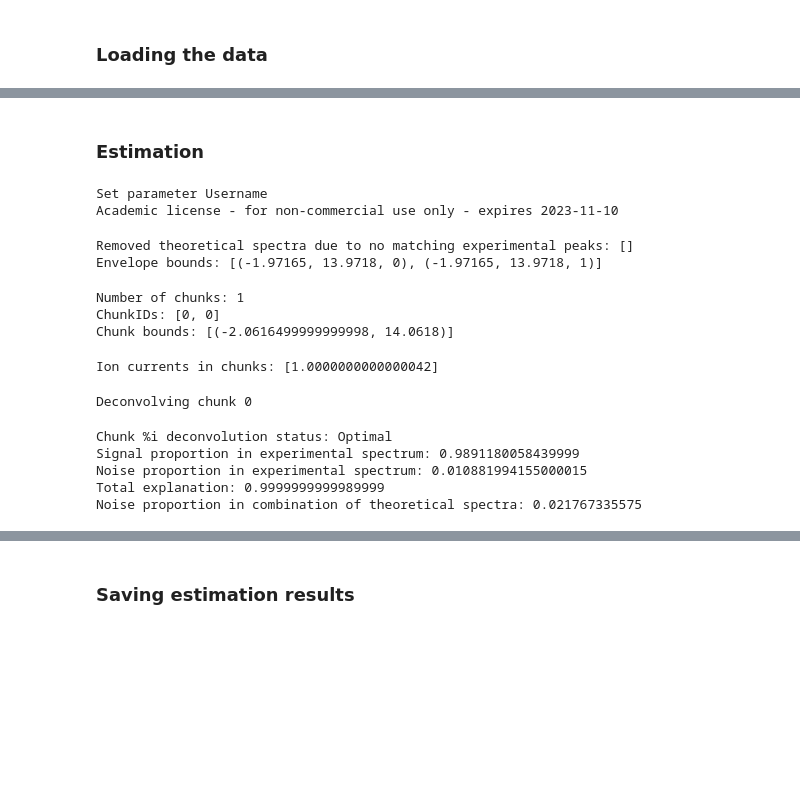
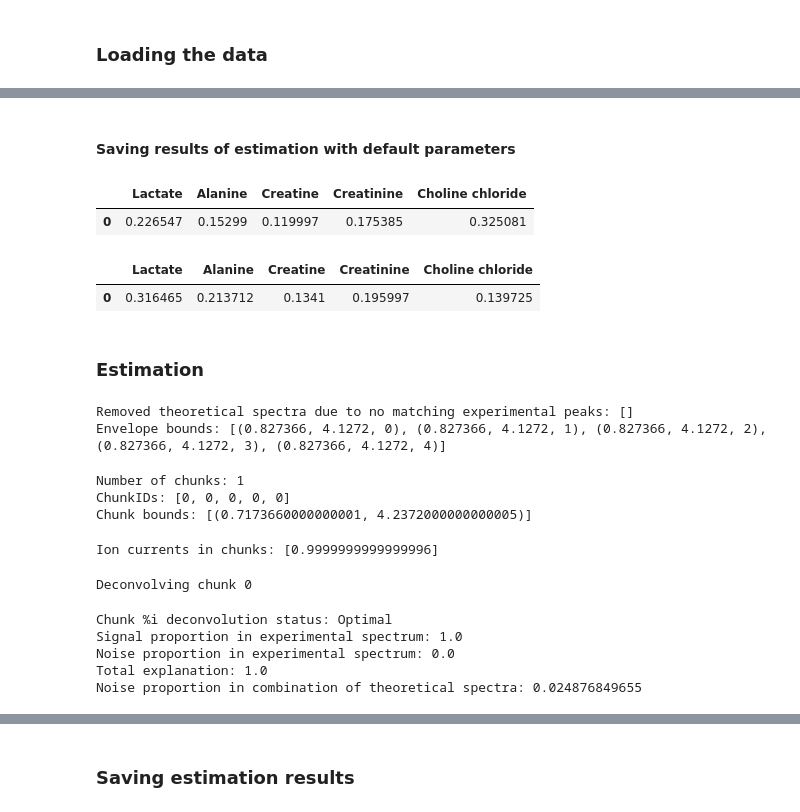
Before and after one commit to BDomzal/magnetstein_data, a Jupyter notebook: estimation.ipynb, the cells around one changed output, grey strips where cells are left out. Saved outputs shown, nothing was run; the diff lists cells and outputs as text; code cells hidden in the pictures; blank space fills up the shorter version.

```diff
--- a/estimation.ipynb
+++ b/estimation.ipynb
@@ -190,0 +123,11 @@ for i, name in enumerate(names):
+# %%
+default_MTD = 0.25
+default_MTD_th = 0.22
+# %%
+start_vis = time.time()
+estimation_vis = estimate_proportions(mix, spectra,
+                                        MTD=default_MTD,
+                                        MTD_th=default_MTD_th,
+                                        verbose=True, solver=pulp.GUROBI(msg=False),
+                                        what_to_compare='area')
+stop_vis = time.time()
@@ -190,0 +228,16 @@ for i, name in enumerate(names):
+# %% [markdown]
+#### Saving results of estimation with default parameters
+# %%
+res_vis = pd.DataFrame(np.array(estimation_vis['proportions']).reshape(1,-1),
+             columns = components_dictionary['experiment_'+str(nr_of_experiment)])
+res_vis
+# %% [output]
+|  | Lactate | Alanine | Creatine | Creatinine | Choline chloride |
+| 0 | 0.226547 | 0.15299 | 0.119997 | 0.175385 | 0.325081 |
+# %%
+res_con = pd.DataFrame(np.array(estimation_molar['proportions']).reshape(1,-1),
+             columns = components_dictionary['experiment_'+str(nr_of_experiment)])
+res_con
+# %% [output]
+|  | Lactate | Alanine | Creatine | Creatinine | Choline chloride |
+| 0 | 0.316465 | 0.213712 | 0.1341 | 0.195997 | 0.139725 |
@@ -191,26 +258,24 @@ for i, name in enumerate(names):
 # %% [markdown]
 ### Estimation
 # %%
-start_vis = time.time()
-estimation_vis = estimate_proportions(mix, spectra,
+start_vis_opt = time.time()
+estimation_vis_opt = estimate_proportions(mix, spectra,
                                         MTD=best_kappa_mix[nr_of_experiment-1],
                                         MTD_th=best_kappa_model[nr_of_experiment-1],
                                         verbose=True, solver=pulp.GUROBI(msg=False),
                                         what_to_compare='area')
-stop_vis = time.time()
+stop_vis_opt = time.time()
 # %% [output]
-Set parameter Username
-Academic license - for non-commercial use only - expires 2023-11-10
+Removed theoretical spectra due to no matching experimental peaks: []
+Envelope bounds: [(0.827366, 4.1272, 0), (0.827366, 4.1272, 1), (0.827366, 4.1272, 2), (0.827366, 4.1272, 3), (0.827366, 4.1272, 4)]
-Removed theoretical spectra due to no matching experimental peaks: []
-Envelope bounds: [(-1.97165, 13.9718, 0), (-1.97165, 13.9718, 1)]
+Number of chunks: 1
+ChunkIDs: [0, 0, 0, 0, 0]
+Chunk bounds: [(0.7173660000000001, 4.2372000000000005)]
-Number of chunks: 1
-ChunkIDs: [0, 0]
-Chunk bounds: [(-2.0616499999999998, 14.0618)]
+Ion currents in chunks: [0.9999999999999996]
-Ion currents in chunks: [1.0000000000000042]
+Deconvolving chunk 0
-Deconvolving chunk 0
+Chunk %i deconvolution status: Optimal
+Signal proportion in experimental spectrum: 1.0
+Noise proportion in experimental spectrum: 0.0
+Total explanation: 1.0
+Noise proportion in combination of theoretical spectra: 0.024876849655
-Chunk %i deconvolution status: Optimal
-Signal proportion in experimental spectrum: 0.9891180058439999
-Noise proportion in experimental spectrum: 0.010881994155000015
-Total explanation: 0.9999999999989999
-Noise proportion in combination of theoretical spectra: 0.021767335575
 # %%
```
Also changed, not shown: parts of 32 cells of this notebook, 24 other files.
